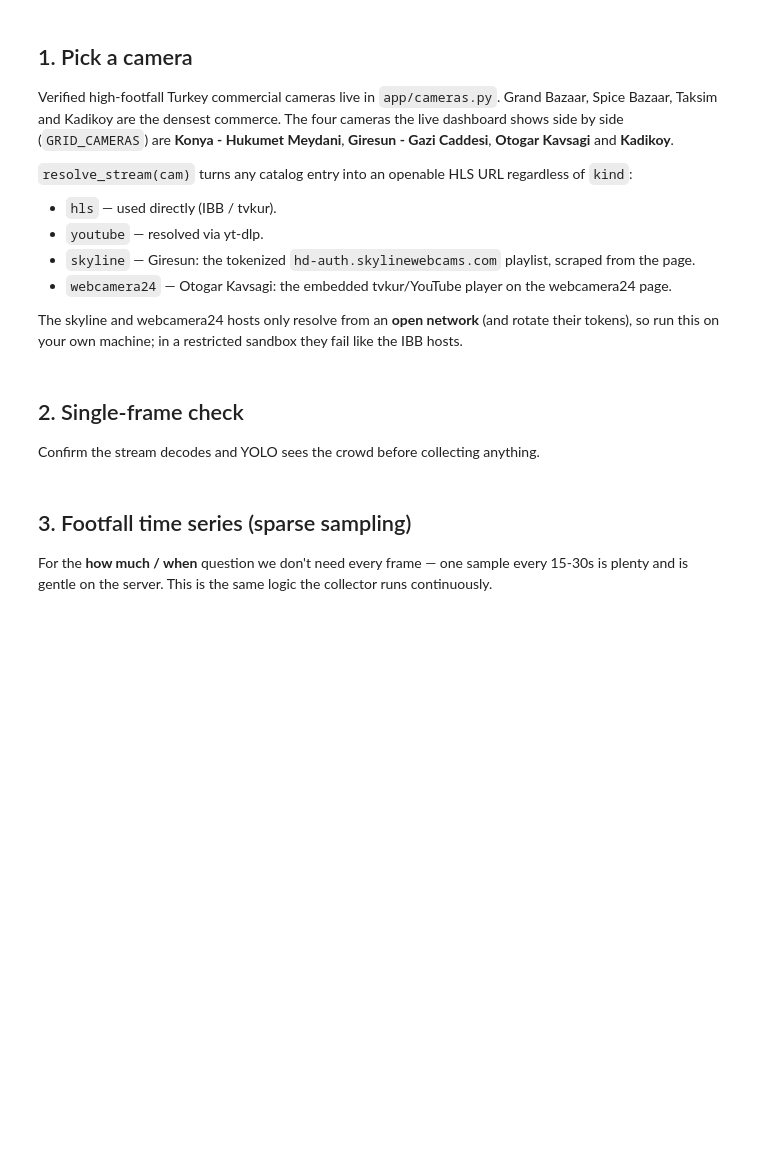
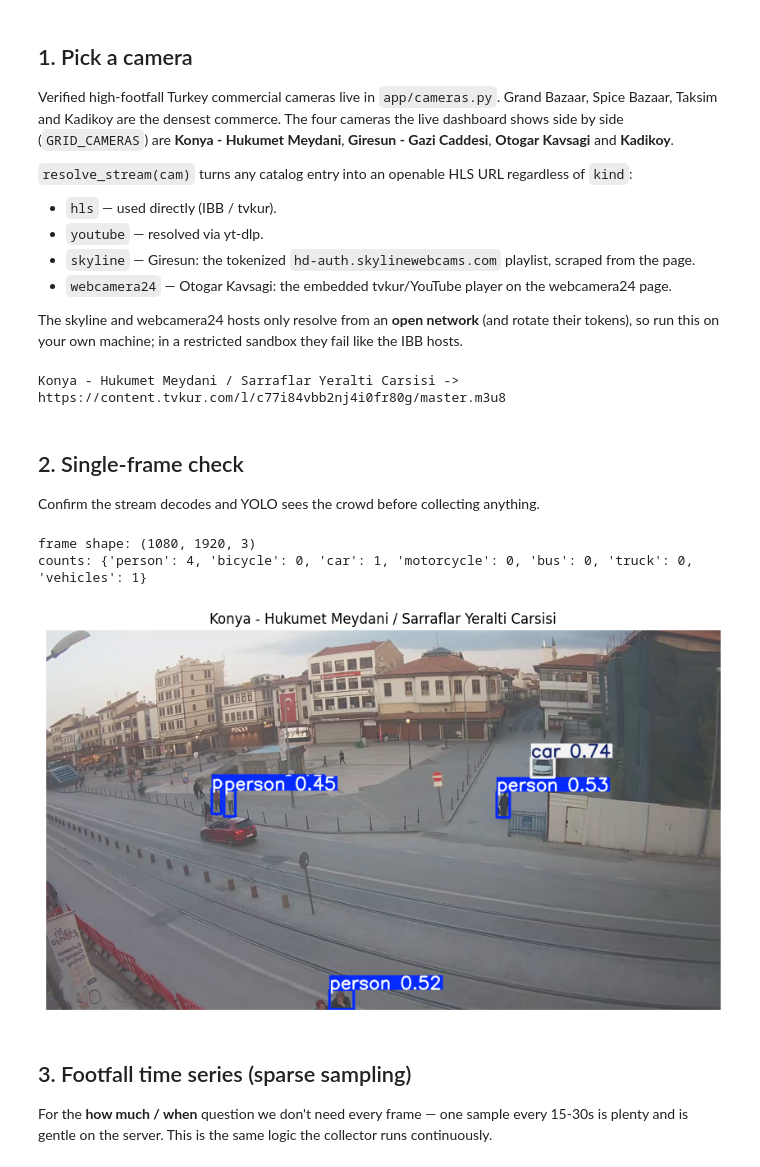
Before and after one commit to orarr2/Turkey-Business-Activity-Streamlit-Real-time-YOLOv8-of-crowd-detection, a Jupyter notebook: notebooks/turkey_business_activity.ipynb, the cells around one changed output. Drawn from its saved outputs; the diff is of its cells as text; code cells hidden in the pictures; blank space fills up the shorter version.

```diff
--- a/notebooks/turkey_business_activity.ipynb
+++ b/notebooks/turkey_business_activity.ipynb
@@ -62,24 +67,35 @@ Taksim and Kadikoy are the densest commerce. The four cameras the live dashboard
 The skyline and webcamera24 hosts only resolve from an **open network** (and rotate their tokens), so
 run this on your own machine; in a restricted sandbox they fail like the IBB hosts.
 # %%
-CAM_ID = 'kapali_carsi'   # Grand Bazaar. Grid cams: konya_hukumet, giresun_gazi, otogar_kavsagi, kadikoy
+CAM_ID = 'konya_hukumet'   # works from any open network via tvkur. Other grid cams:
+                           #   giresun_gazi (skylinewebcams), otogar_kavsagi (webcamera24), kadikoy (IBB)
+                           # IBB cameras (taksim/kapali_carsi/...) may be geo-restricted to Turkey IPs.
 cam = CAMERAS[CAM_ID]
 stream_url = resolve_stream(cam)   # handles hls / youtube / skyline / webcamera24
 print(cam['name'], '->', stream_url)
+# %% [output]
+Konya - Hukumet Meydani / Sarraflar Yeralti Carsisi -> https://content.tvkur.com/l/c77i84vbb2nj4i0fr80g/master.m3u8
 # %% [markdown]
 ## 2. Single-frame check
 
 Confirm the stream decodes and YOLO sees the crowd before collecting anything.
 # %%
 frame = grab_frame(stream_url)
-assert frame is not None, 'Could not read a frame. On a restricted network IBB hosts are blocked — run locally.'
-print('frame shape:', frame.shape)
-print('counts:', detect_and_count(model, frame))
+if frame is None:
+    print(f"WARN: {cam['name']} returned no frame (likely geo-blocked or stream down).")
+    print('Try CAM_ID = \'konya_hukumet\' (tvkur, reachable everywhere) and re-run cell 1.')
+else:
+    print('frame shape:', frame.shape)
+    print('counts:', detect_and_count(model, frame))
 
-res = model.predict(frame, conf=0.35, classes=[0,1,2,3,5,7], verbose=False)[0]
-plt.figure(figsize=(11, 6))
-plt.imshow(cv2.cvtColor(res.plot(), cv2.COLOR_BGR2RGB)); plt.axis('off')
-plt.title(cam['name']); plt.show()
+    res = model.predict(frame, conf=0.35, classes=[0,1,2,3,5,7], verbose=False)[0]
+    plt.figure(figsize=(11, 6))
+    plt.imshow(cv2.cvtColor(res.plot(), cv2.COLOR_BGR2RGB)); plt.axis('off')
+    plt.title(cam['name']); plt.show()
+# %% [output]
+frame shape: (1080, 1920, 3)
+counts: {'person': 4, 'bicycle': 0, 'car': 1, 'motorcycle': 0, 'bus': 0, 'truck': 0, 'vehicles': 1}
+[figure, added]
 # %% [markdown]
 ## 3. Footfall time series (sparse sampling)
 
```
Also changed, not shown: parts of 12 cells of this notebook, 15 other files.
